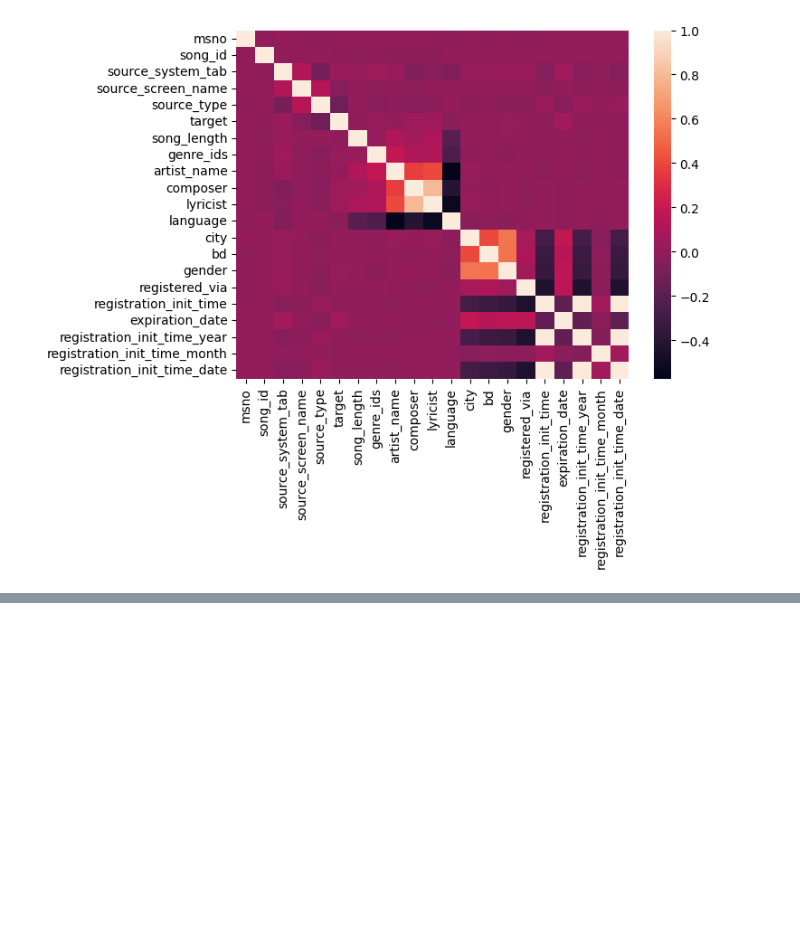
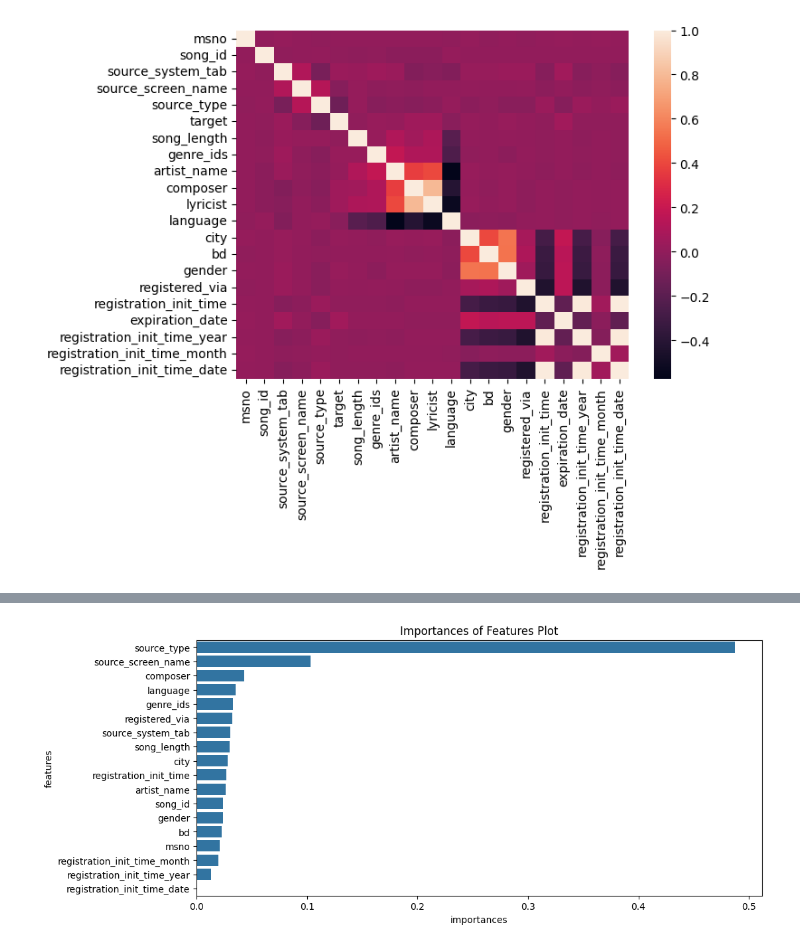
Before and after one commit to Ihaxxxx/Machine-Learning, a Jupyter notebook: Projects/Music Recommendation/index.ipynb, the cells around one changed output, grey strips where cells are left out. Cells and saved outputs as stored; diff of their text form; code cells hidden in the pictures; blank space fills up the shorter version.

```diff
--- a/Projects/Music Recommendation/index.ipynb
+++ b/Projects/Music Recommendation/index.ipynb
@@ -137,0 +164,9 @@ df = df.drop(['expiration_date', 'lyricist'], axis=1)
+# %%
+X = df.drop('target',axis=1).values
+y = df['target'].values
+# %%
+X_train, X_test, y_train, y_test = train_test_split(
+    X, y, test_size=0.2, random_state=123
+)
+
+df_DMatrix = xgb.DMatrix(data=X,label=y)
@@ -137,0 +190,17 @@ df = df.drop(['expiration_date', 'lyricist'], axis=1)
+# %%
+from sklearn.model_selection import RandomizedSearchCV
+
+model = xgb.XGBClassifier(objective='binary:logistic',n_estimators=10,seed=123)
+
+random_search = RandomizedSearchCV(
+    model,
+    param_distributions=param_grid,
+    n_iter=20,
+    scoring="neg_log_loss",
+    cv=3,
+    verbose=1,
+)
+
+random_search.fit(X_train, y_train)
+
+print(random_search.best_params_)
@@ -137,0 +210,4 @@ df = df.drop(['expiration_date', 'lyricist'], axis=1)
+# %%
+model = xgb.XGBClassifier(**best_params)
+
+model.fit(X_train, y_train)
@@ -137,0 +239,10 @@ df = df.drop(['expiration_date', 'lyricist'], axis=1)
+# %%
+df_plot = pd.DataFrame({'features': df.columns[df.columns != 'target'],
+                        'importances': model.feature_importances_})
+df_plot = df_plot.sort_values('importances', ascending=False)
+plt.figure(figsize=[11,5])
+sns.barplot(x = df_plot.importances, y = df_plot.features)
+plt.title('Importances of Features Plot')
+plt.show()
+# %% [output]
+[figure, added]
```
Also changed, not shown: parts of 11 cells of this notebook, 1 other file.
